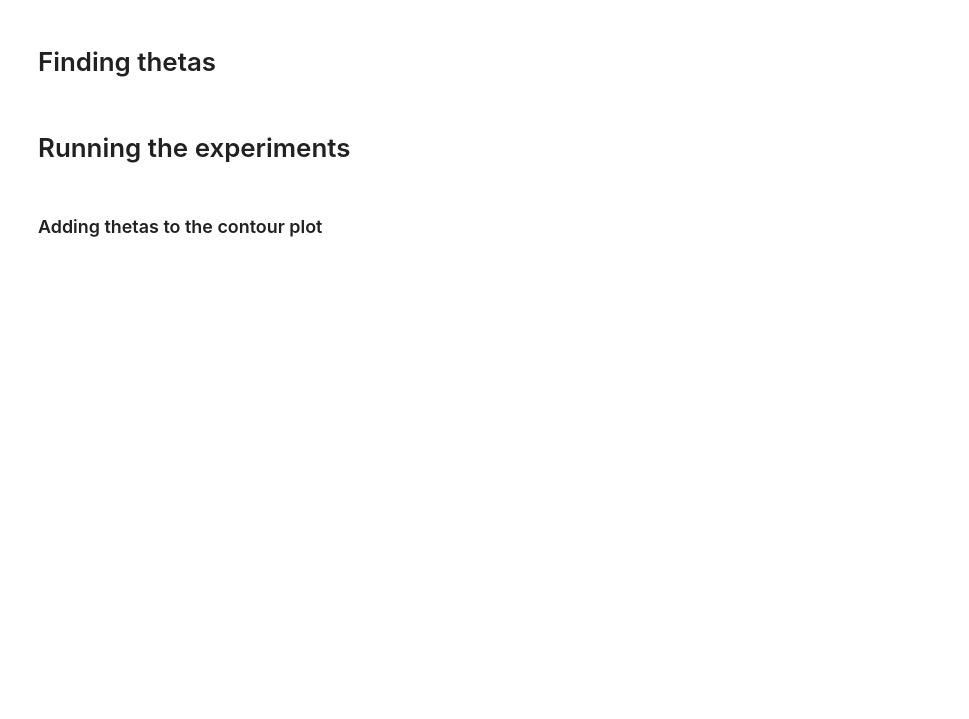
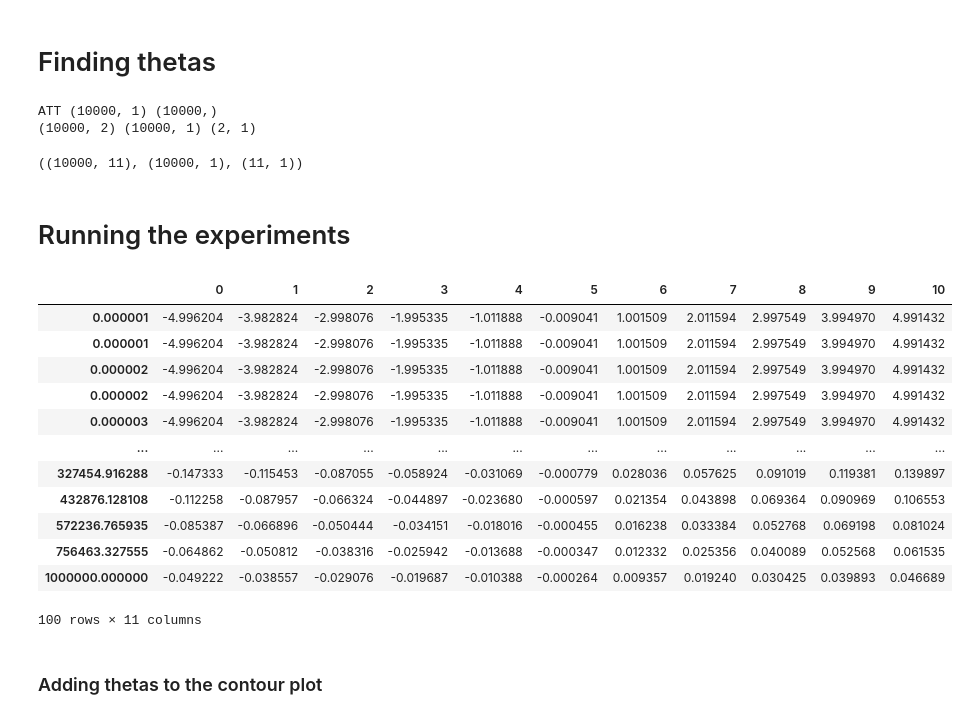
Before and after one commit to HaykTarkhanyan/regularization_lambda_t, a Jupyter notebook: dgp.ipynb, the cells around one changed output. Drawn from its saved outputs; the diff is of its cells as text; code cells hidden in the pictures; blank space fills up the shorter version.

```diff
--- a/dgp.ipynb
+++ b/dgp.ipynb
@@ -56,7 +76,0 @@ def filter_lambda_closest(df, target_lambda):
-# %%
-# 2 d uniform random variables
-X = np.random.rand(N_SAMPLES, 2)
-
-theta_true = np.array([3, -2])
-
-y = X @ theta_true + np.random.randn(N_SAMPLES)
@@ -62,0 +106,12 @@ y = X @ theta_true + np.random.randn(N_SAMPLES)
+# %%
+X, y, theta_true = data_generation_process(DGP_OPTIONS[0])
+
+# print(f"X shape: {X.shape}")
+# print(f"y shape: {y.shape}")
+# print(f"theta_true shape: {theta_true.shape}")
+
+# X, y, theta_true = data_generation_process(DGP_OPTIONS[1])
+
+# print(f"X shape: {X.shape}")
+# print(f"y shape: {y.shape}")
+# print(f"theta_true shape: {theta_true.shape}")
@@ -153,7 +213,20 @@ def get_thetas(X, y, lmbda, add_intercept=False):
     LHS = X.T.dot(X) + lmbda*np.eye(n_features)
     RHS = X.T.dot(y)
 
-    return np.linalg.solve(LHS, RHS)
+    solution = np.linalg.solve(LHS, RHS).reshape(-1)
+    return solution
+# %%
+X, y, theta_true = data_generation_process(DGP_OPTIONS[0])
+
+print(X.shape, y.shape, theta_true.shape)
+
+X, y, theta_true = data_generation_process(DGP_OPTIONS[1])
+
+X.shape, y.shape, theta_true.shape
+# %% [output]
+ATT (10000, 1) (10000,)
+(10000, 2) (10000, 1) (2, 1)
+((10000, 11), (10000, 1), (11, 1))
 # %%
 theta_analytic = get_thetas(X, y, 0, add_intercept=False)
 
@@ -165,6 +238,22 @@ assert np.linalg.norm(theta_analytic - theta_true) < 1e-1, f'Analytic solution i
 theta_dict = {
     lmbda: get_thetas(X, y, lmbda) for lmbda in LAMBDAS
 }
+# %%
+pd.DataFrame(theta_dict).T
+# %% [output]
+|  | 0 | 1 | 2 | 3 | 4 | 5 | 6 | 7 | 8 | 9 | 10 |
+| 0.000001 | -4.996204 | -3.982824 | -2.998076 | -1.995335 | -1.011888 | -0.009041 | 1.001509 | 2.011594 | 2.997549 | 3.994970 | 4.991432 |
+| 0.000001 | -4.996204 | -3.982824 | -2.998076 | -1.995335 | -1.011888 | -0.009041 | 1.001509 | 2.011594 | 2.997549 | 3.994970 | 4.991432 |
+| 0.000002 | -4.996204 | -3.982824 | -2.998076 | -1.995335 | -1.011888 | -0.009041 | 1.001509 | 2.011594 | 2.997549 | 3.994970 | 4.991432 |
+| 0.000002 | -4.996204 | -3.982824 | -2.998076 | -1.995335 | -1.011888 | -0.009041 | 1.001509 | 2.011594 | 2.997549 | 3.994970 | 4.991432 |
+| 0.000003 | -4.996204 | -3.982824 | -2.998076 | -1.995335 | -1.011888 | -0.009041 | 1.001509 | 2.011594 | 2.997549 | 3.994970 | 4.991432 |
+| ... | ... | ... | ... | ... | ... | ... | ... | ... | ... | ... | ... |
+| 327454.916288 | -0.147333 | -0.115453 | -0.087055 | -0.058924 | -0.031069 | -0.000779 | 0.028036 | 0.057625 | 0.091019 | 0.119381 | 0.139897 |
+| 432876.128108 | -0.112258 | -0.087957 | -0.066324 | -0.044897 | -0.023680 | -0.000597 | 0.021354 | 0.043898 | 0.069364 | 0.090969 | 0.106553 |
+| 572236.765935 | -0.085387 | -0.066896 | -0.050444 | -0.034151 | -0.018016 | -0.000455 | 0.016238 | 0.033384 | 0.052768 | 0.069198 | 0.081024 |
+| 756463.327555 | -0.064862 | -0.050812 | -0.038316 | -0.025942 | -0.013688 | -0.000347 | 0.012332 | 0.025356 | 0.040089 | 0.052568 | 0.061535 |
+| 1000000.000000 | -0.049222 | -0.038557 | -0.029076 | -0.019687 | -0.010388 | -0.000264 | 0.009357 | 0.019240 | 0.030425 | 0.039893 | 0.046689 |
+100 rows × 11 columns
 # %%
 df_thetas_per_lambda = pd.DataFrame(theta_dict).T
 
```
Also changed, not shown: parts of 14 cells of this notebook.
